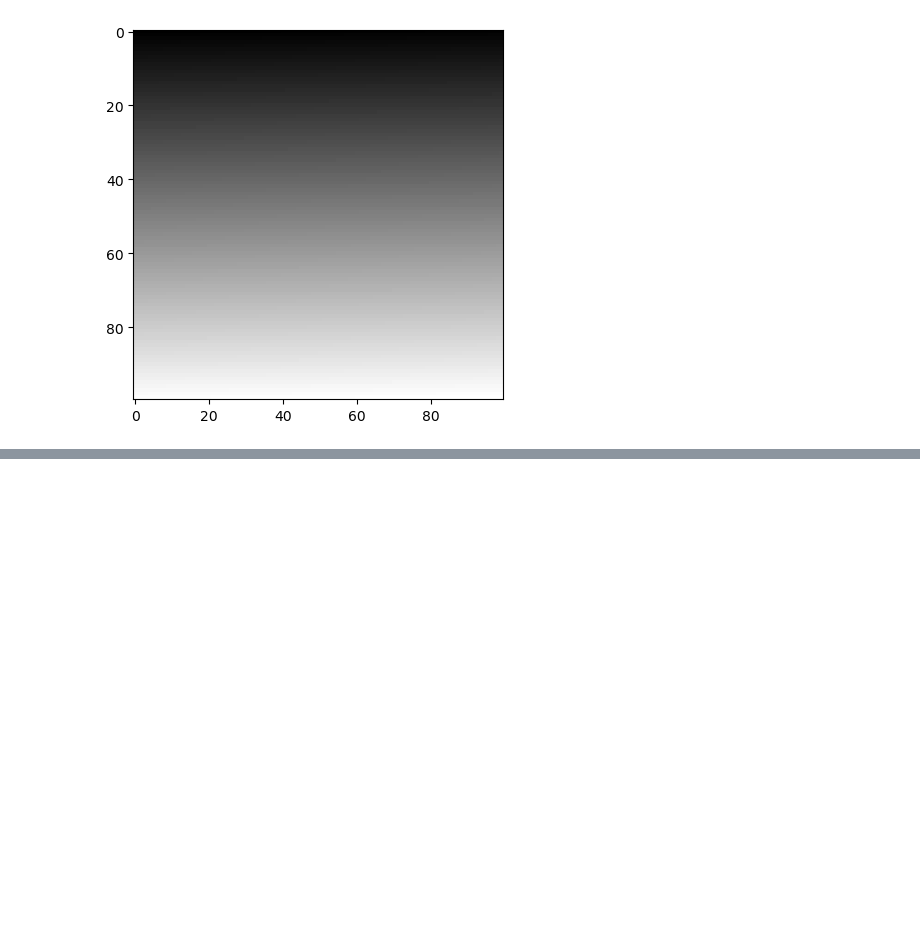
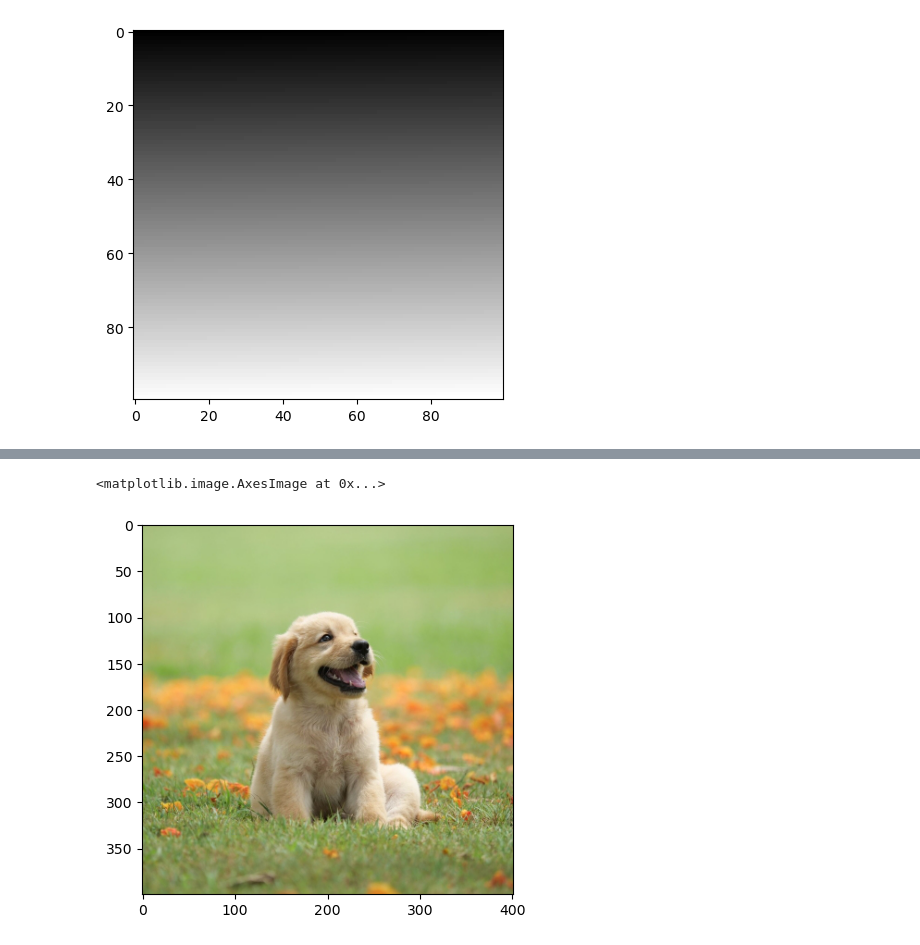
Before and after one commit to tejaskolhe27/Computer_Vision, a Jupyter notebook: Image Basics.ipynb, the cells around one changed output, grey strips where cells are left out. Cells and saved outputs as stored; diff of their text form; code cells hidden in the pictures; blank space fills up the shorter version.

```diff
--- a/Image Basics.ipynb
+++ b/Image Basics.ipynb
@@ -46,0 +98,7 @@ plt.imshow(y,cmap ='gray')
+# %%
+img = plt.imread("images/dog.jpg")
+# %%
+plt.imshow(img)
+# %% [output]
+<matplotlib.image.AxesImage at 0x...>
+[figure, added]
```
Also changed, not shown: parts of 14 cells of this notebook, 21 other files.
